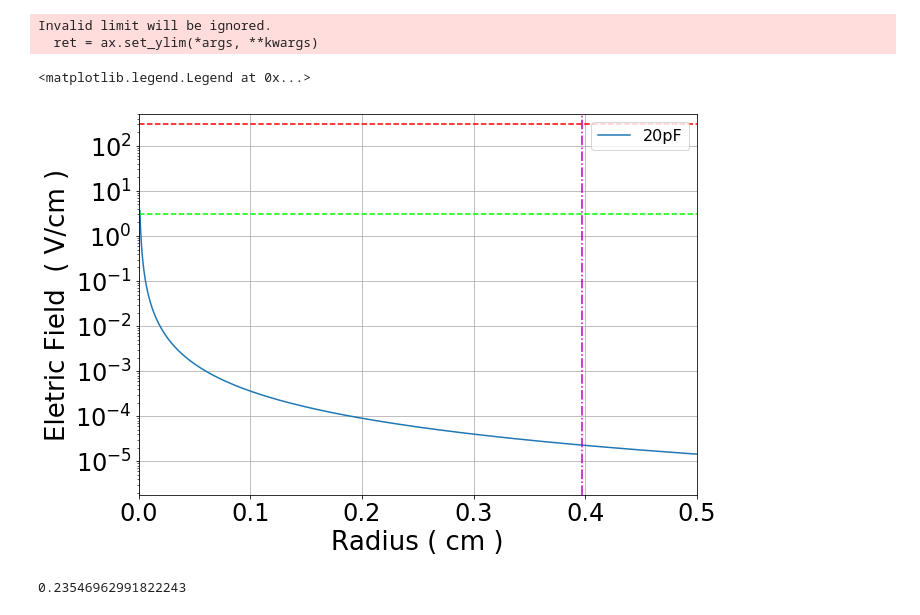
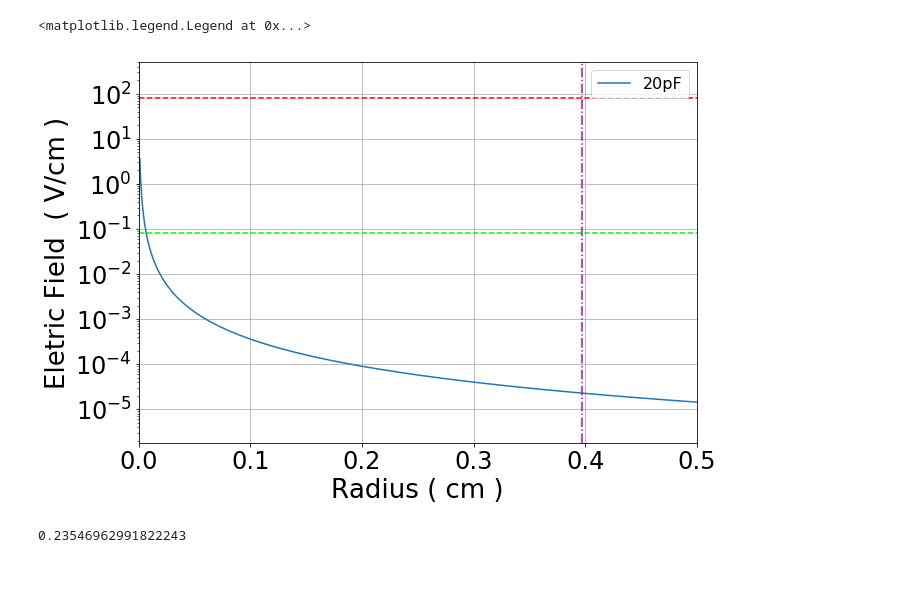
Before and after one commit to AustinMcDonald/Python, a Jupyter notebook: MagBoltz/Tiny-Capacatence.ipynb, the cells around one changed output. Saved outputs shown, nothing was run; the diff lists cells and outputs as text; code cells hidden in the pictures; blank space fills up the shorter version.

```diff
--- a/MagBoltz/Tiny-Capacatence.ipynb
+++ b/MagBoltz/Tiny-Capacatence.ipynb
@@ -11,39 +11,37 @@ def E(Q,r,con):
 # %%
 plt.figure(figsize=(10,7))
 
 #Q = 100e-12*300
 #plt.plot(Rval,E(Q,Rval,con),label="100pF")
 
 #Q = 10e-12*300
 #plt.plot(Rval,E(Q,Rval,con),label="10pF")
 
 Q = 20e-12*2e-3#300
 plt.plot(Rval,E(Q,Rval,con),label="20pF")
 
 #Q = 1e-12*300
 #plt.plot(Rval,E(Q,Rval,con),label="1pF")
 
 plt.semilogy()
 #plt.loglog()
 plt.ylim(0,500)
 plt.xlim(0,0.5)
-plt.axhline(300, color='r',linestyle="--")
-plt.axhline(3, color='lime',linestyle="--")
+plt.axhline(80, color='r',linestyle="--")
+plt.axhline(0.08, color='lime',linestyle="--")
 
 plt.axvline(0.397, color='m',linestyle="-.")
 
 plt.xlabel(r'Radius ( cm )',fontsize=26)
 plt.ylabel(r'Eletric Field  ( V/cm )',fontsize=26)
 plt.xticks(fontsize=24)
 plt.yticks(fontsize=24)
 #plt.xticks(np.arange(0, 400, 50.0))
 plt.grid()
 plt.legend(loc='upper right',fontsize=16,ncol=2)
 # %% [output]
-Invalid limit will be ignored.
-  ret = ax.set_ylim(*args, **kwargs)
+<matplotlib.legend.Legend at 0x...>
-<matplotlib.legend.Legend at 0x...>
-[figure, old version]
+[figure, new version]
 # %%
 np.sqrt((0.417 - 0.291*np.cos(np.deg2rad(33.18)))**2 + (0.291*np.sin(np.deg2rad(33.18)))**2)
 # %% [output]
```
Also changed, not shown: parts of 6 cells of this notebook, 1 other file.
